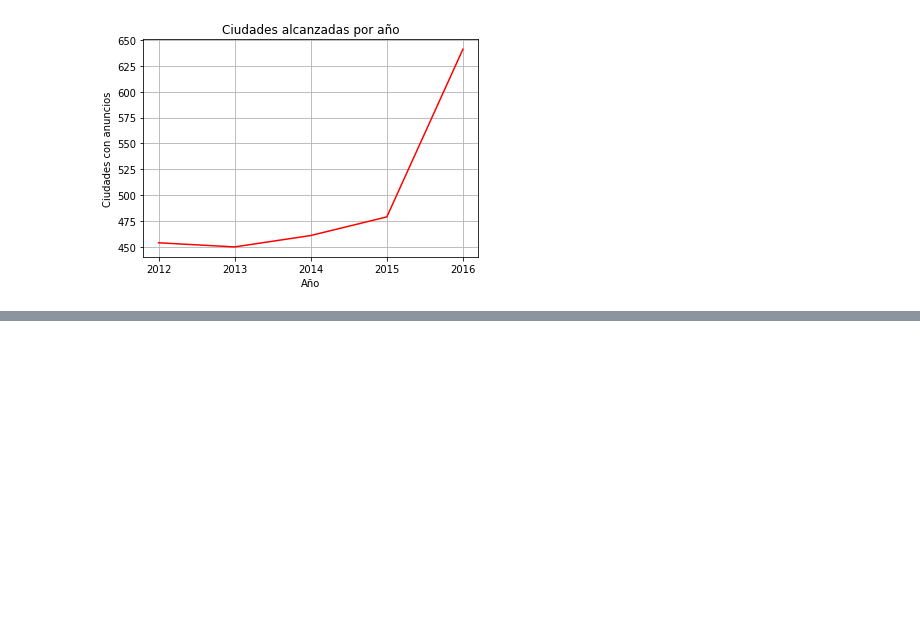
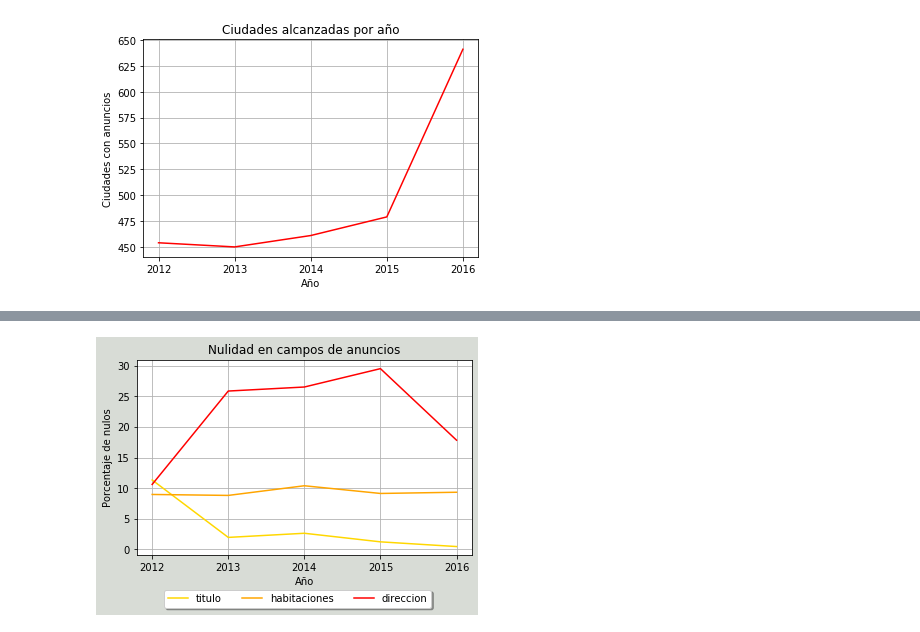
Before and after one commit to lorenzolgz/orgadatostp1, a Jupyter notebook: Analisis_Lolo_clean.ipynb, the cells around one changed output, grey strips where cells are left out. Saved outputs shown, nothing was run; the diff lists cells and outputs as text; code cells hidden in the pictures; blank space fills up the shorter version.

Commit message:
Paso dias con nombre, corrijo nulidades y hago grafico de porcentaje por tipo

```diff
--- a/Analisis_Lolo_clean.ipynb
+++ b/Analisis_Lolo_clean.ipynb
@@ -162,0 +213,22 @@ plt.bar(y_pos, performance, color = 'red', align='center', alpha=0.7, zorder =5)
+# %%
+fig, ax = plt.subplots()
+fig.patch.set_facecolor('xkcd:light grey')
+
+años = ["2012","2013","2014","2015","2016"]
+
+ax.plot(años, ds['titulo'], color = 'gold', label='titulo')
+ax.plot(años, ds['habitaciones'], color = 'orange', label='habitaciones')
+ax.plot(años, ds['direccion'], color = 'red', label='direccion')
+#ax.plot(años, ds['antiguedad'], color = 'blue', label='lat')
+
+ax.set(xlabel='Año', ylabel='Porcentaje de nulos', title='Nulidad en campos de anuncios')
+
+
+# Preparo para leyenda bajo el plot
+box = ax.get_position()
+ax.set_position([box.x0, box.y0 + box.height * 0.1, box.width, box.height * 0.9])
+ax.legend(loc='upper center', bbox_to_anchor=(0.48, -0.15), fancybox=True, shadow=True, ncol=4)
+
+ax.grid()
+# %% [output]
+[figure, added]
```
Also changed, not shown: parts of 8 cells of this notebook, 1 other file.
